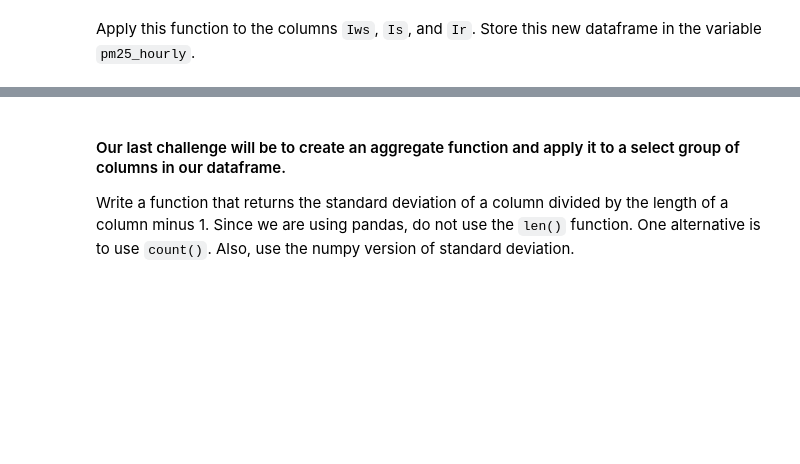
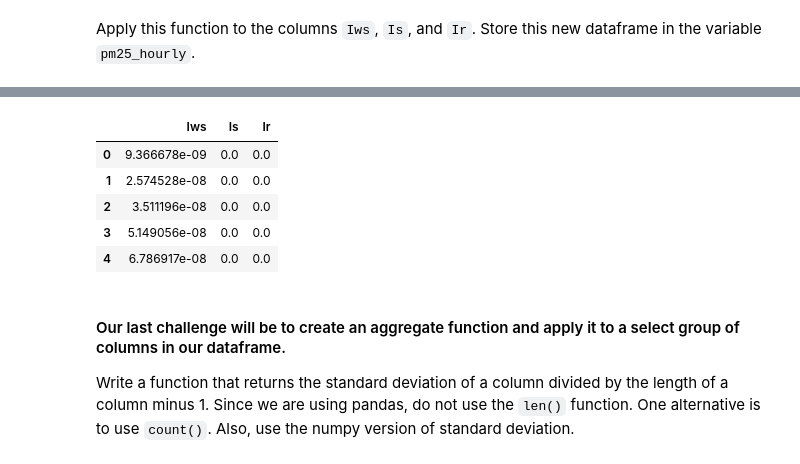
Before and after one commit to martingonzalezr001/dataptmad0924_labs, a Jupyter notebook: module-1/map-reduce-filter/your-code/main.ipynb, the cells around one changed output, grey strips where cells are left out. Saved outputs shown, nothing was run; the diff lists cells and outputs as text; code cells hidden in the pictures; blank space fills up the shorter version.

```diff
--- a/module-1/map-reduce-filter/your-code/main.ipynb
+++ b/module-1/map-reduce-filter/your-code/main.ipynb
@@ -164,3 +353,12 @@ Apply this function to the columns `Iws`, `Is`, and `Ir`. Store this new datafra
+# %%
+pm25_hourly.head()
+# %% [output]
+|  | Iws | Is | Ir |
+| 0 | 9.366678e-09 | 0.0 | 0.0 |
+| 1 | 2.574528e-08 | 0.0 | 0.0 |
+| 2 | 3.511196e-08 | 0.0 | 0.0 |
+| 3 | 5.149056e-08 | 0.0 | 0.0 |
+| 4 | 6.786917e-08 | 0.0 | 0.0 |
 # %% [markdown]
 #### Our last challenge will be to create an aggregate function and apply it to a select group of columns in our dataframe.
 
```
Also changed, not shown: parts of 30 cells of this notebook, 1 other file.
